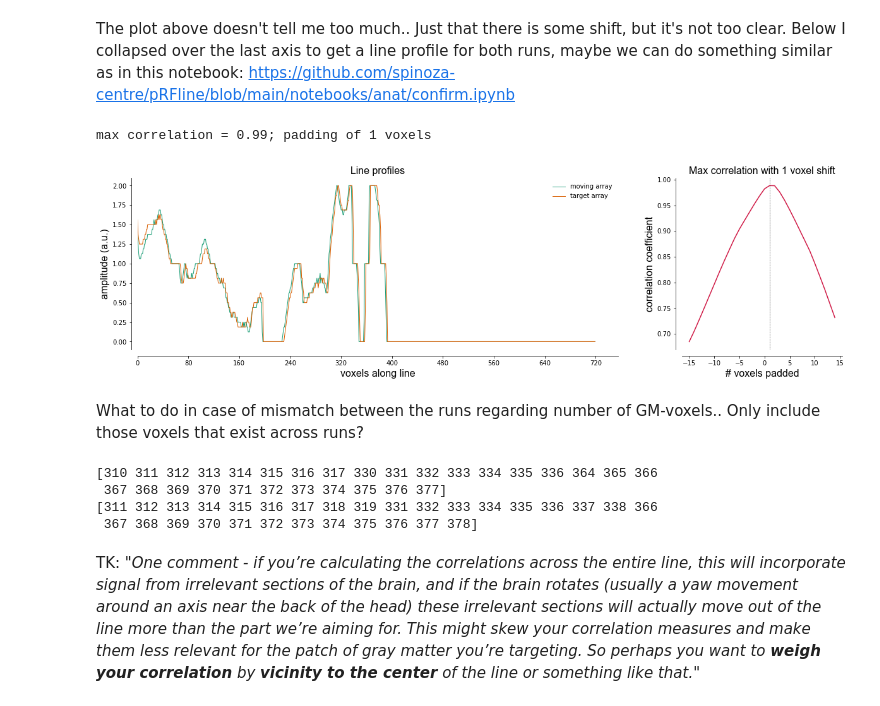
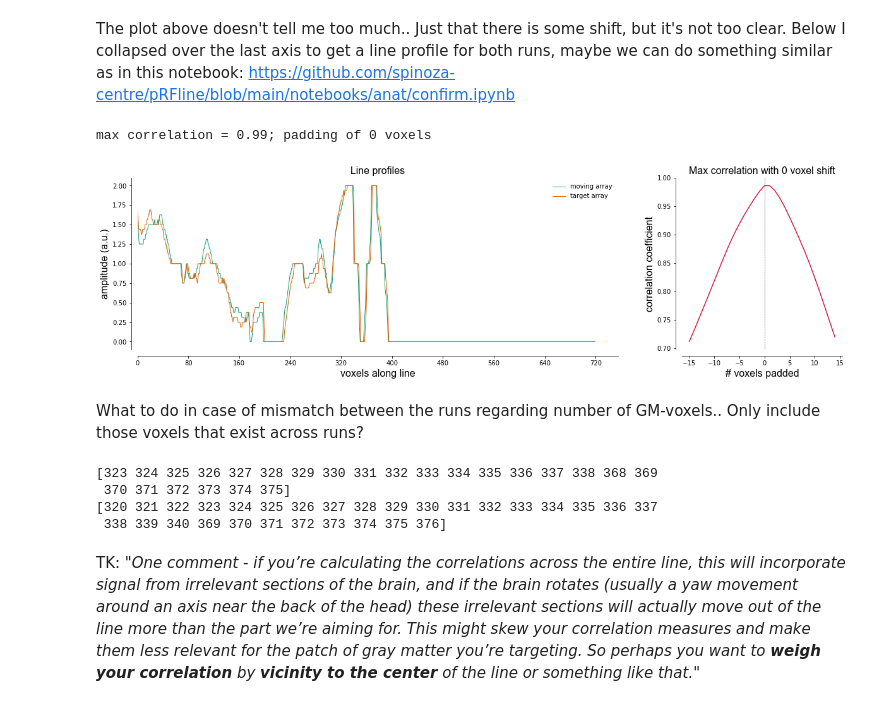
Before and after one commit to spinoza-centre/pRFline, a Jupyter notebook: notebooks/misc/alignment.ipynb, the cells around one changed output. Saved outputs shown, nothing was run; the diff lists cells and outputs as text; code cells hidden in the pictures.

```diff
--- a/notebooks/misc/alignment.ipynb
+++ b/notebooks/misc/alignment.ipynb
@@ -166,20 +167,20 @@ for ax in ax1,ax2,ax3:
 # %% [markdown]
 The plot above doesn't tell me too much.. Just that there is some shift, but it's not too clear. Below I collapsed over the last axis to get a line profile for both runs, maybe we can do something similar as in this notebook: https://github.com/spinoza-centre/pRFline/blob/main/notebooks/anat/confirm.ipynb
 # %%
-aligner = segmentations.Align(run4, run6, verbose=True)
+aligner = segmentations.Align(run4.acomp, run6.acomp, verbose=True, save_as=opj(anat_dir, f"sub-{sub}_ses-{ses}_desc-aligner.png"))
 # %% [output]
-max correlation = 0.99; padding of 1 voxels
+max correlation = 0.99; padding of 0 voxels
-[figure, old version]
+[figure, new version]
 # %% [markdown]
 What to do in case of mismatch between the runs regarding number of GM-voxels.. Only include those voxels that exist across runs?
 # %%
 print(aligner.moving_gm_voxels)
 print(aligner.target_gm_voxels)
 # %% [output]
-[310 311 312 313 314 315 316 317 330 331 332 333 334 335 336 364 365 366
- 367 368 369 370 371 372 373 374 375 376 377]
-[311 312 313 314 315 316 317 318 319 331 332 333 334 335 336 337 338 366
- 367 368 369 370 371 372 373 374 375 376 377 378]
+[323 324 325 326 327 328 329 330 331 332 333 334 335 336 337 338 368 369
+ 370 371 372 373 374 375]
+[320 321 322 323 324 325 326 327 328 329 330 331 332 333 334 335 336 337
+ 338 339 340 369 370 371 372 373 374 375 376]
 # %% [markdown]
 TK: "_One comment - if you’re calculating the correlations across the entire line, this will incorporate signal from irrelevant sections of the brain, and if the brain rotates (usually a yaw movement around an axis near the back of the head) these irrelevant sections will actually move out of the line more than the part we’re aiming for. This might skew your correlation measures and make them less relevant for the patch of gray matter you’re targeting. So perhaps you want to **weigh your correlation** by **vicinity to the center** of the line or something like that._"
 # %% [markdown]
```
Also changed, not shown: parts of 8 cells of this notebook.
